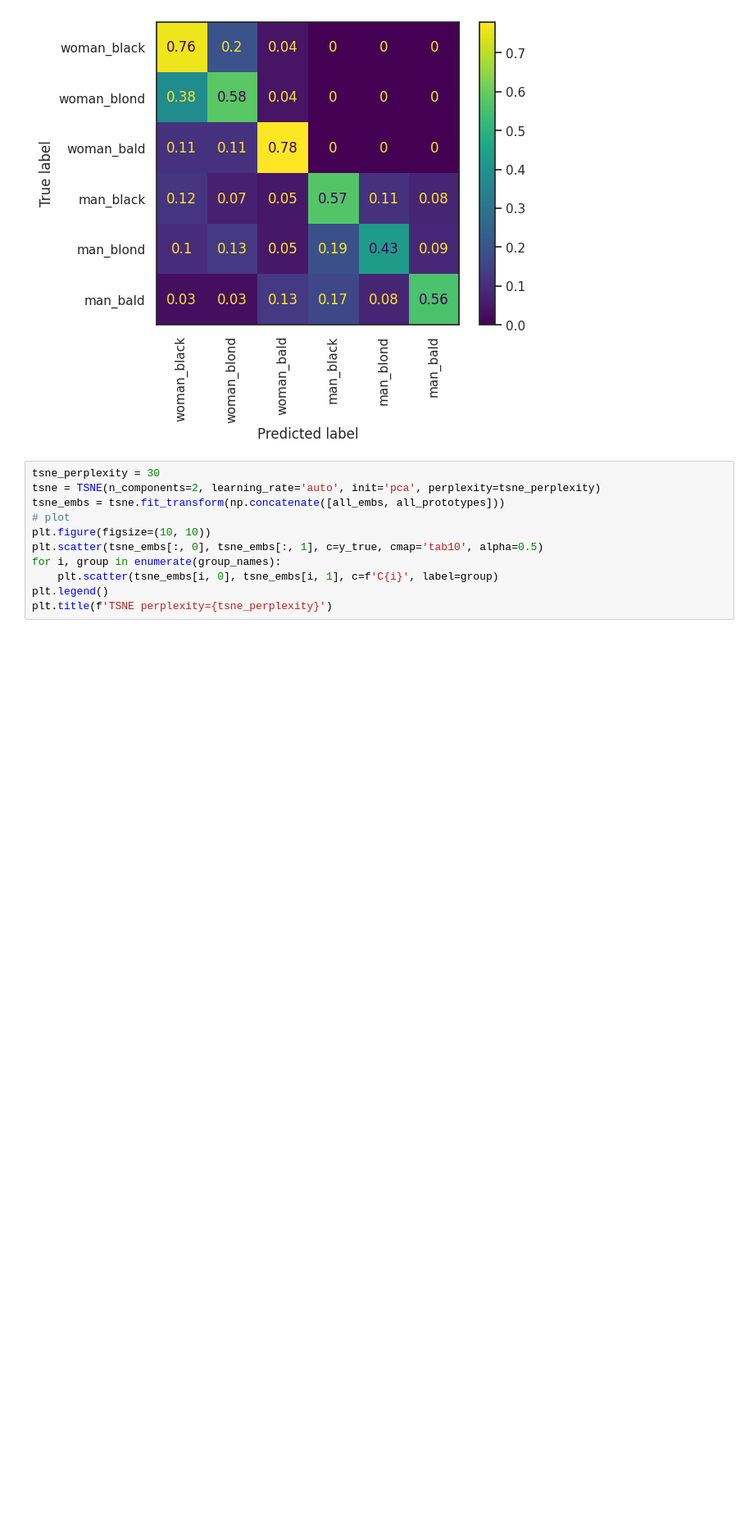
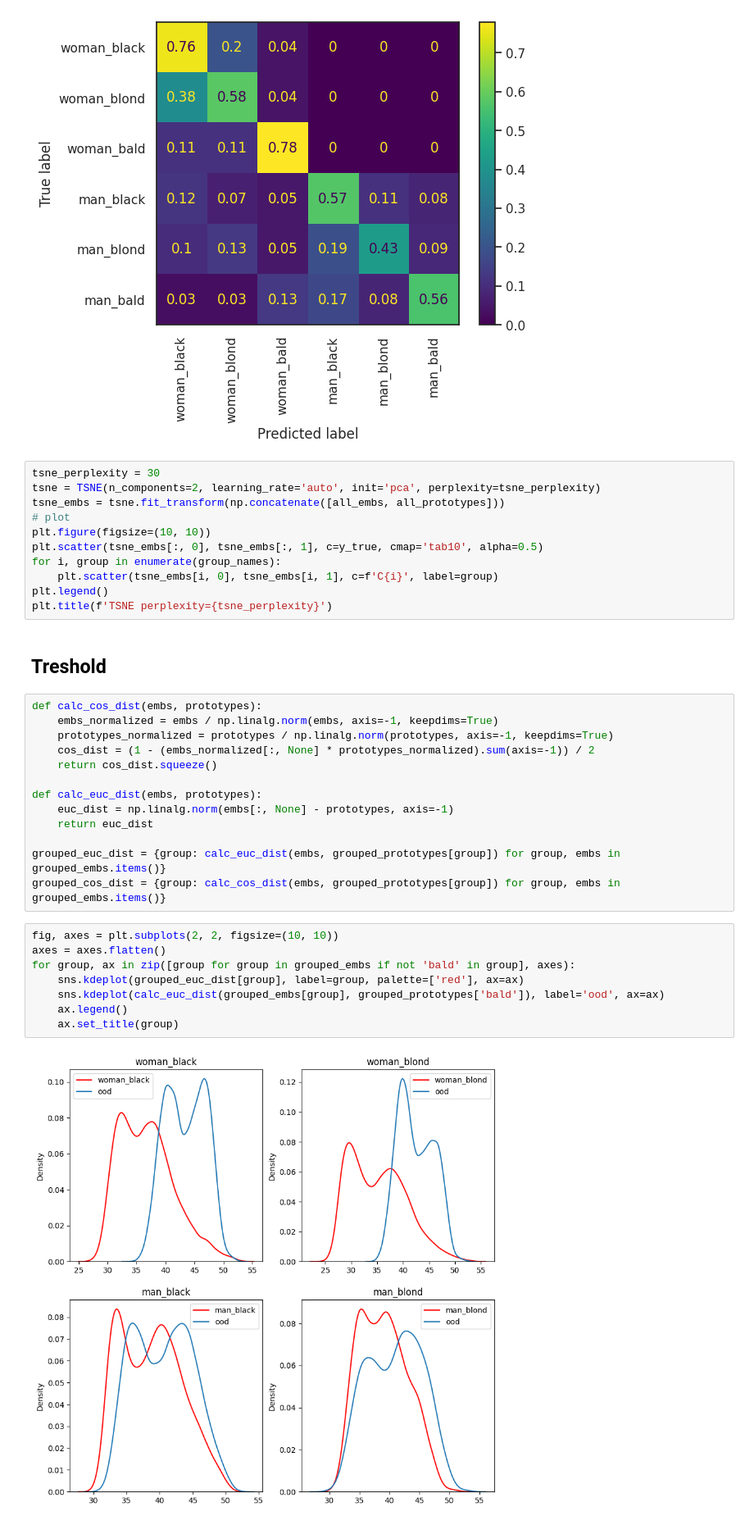
Before and after one commit to HoseinHasani/OoD_Spurious_Robustness, a Jupyter notebook: celeba.ipynb, the cells around one changed output. Shown at 82% size. Drawn from its saved outputs; the diff is of its cells as text; blank space fills up the shorter version.

```diff
--- a/celeba.ipynb
+++ b/celeba.ipynb
@@ -251,3 +253,28 @@ for i, group in enumerate(group_names):
     plt.scatter(tsne_embs[i, 0], tsne_embs[i, 1], c=f'C{i}', label=group)
 plt.legend()
 plt.title(f'TSNE perplexity={tsne_perplexity}')
+# %% [markdown]
+## Treshold
+# %%
+def calc_cos_dist(embs, prototypes):
+    embs_normalized = embs / np.linalg.norm(embs, axis=-1, keepdims=True)
+    prototypes_normalized = prototypes / np.linalg.norm(prototypes, axis=-1, keepdims=True)
+    cos_dist = (1 - (embs_normalized[:, None] * prototypes_normalized).sum(axis=-1)) / 2
+    return cos_dist.squeeze()
+
+def calc_euc_dist(embs, prototypes):
+    euc_dist = np.linalg.norm(embs[:, None] - prototypes, axis=-1)
+    return euc_dist
+
+grouped_euc_dist = {group: calc_euc_dist(embs, grouped_prototypes[group]) for group, embs in grouped_embs.items()}
+grouped_cos_dist = {group: calc_cos_dist(embs, grouped_prototypes[group]) for group, embs in grouped_embs.items()}
+# %%
+fig, axes = plt.subplots(2, 2, figsize=(10, 10))
+axes = axes.flatten()
+for group, ax in zip([group for group in grouped_embs if not 'bald' in group], axes):
+    sns.kdeplot(grouped_euc_dist[group], label=group, palette=['red'], ax=ax)
+    sns.kdeplot(calc_euc_dist(grouped_embs[group], grouped_prototypes['bald']), label='ood', ax=ax)
+    ax.legend()
+    ax.set_title(group)
+# %% [output]
+[figure, added]
```
Also changed, not shown: parts of 16 cells of this notebook.
